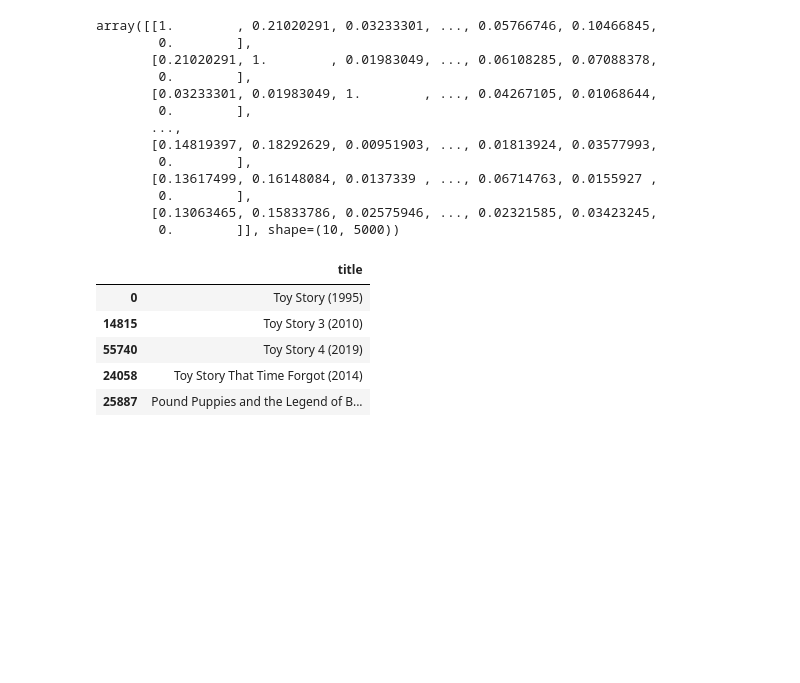
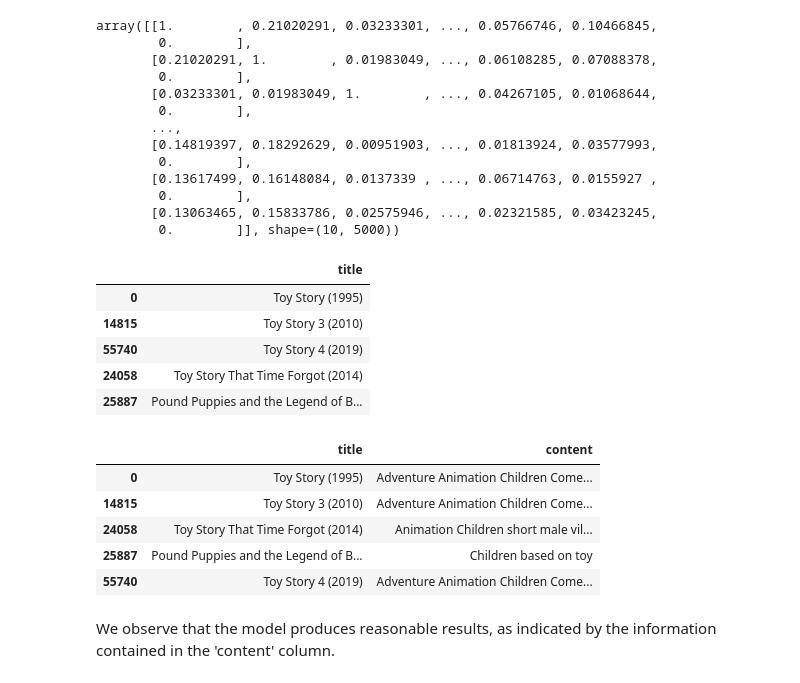
Before and after one commit to nouralahmad89-crypto/Machine-Learning-Nour-Alahmad, a Jupyter notebook: Laboration1/lab1.ipynb, the cells around one changed output. Cells and saved outputs as stored; diff of their text form; code cells hidden in the pictures; blank space fills up the shorter version.

```diff
--- a/Laboration1/lab1.ipynb
+++ b/Laboration1/lab1.ipynb
@@ -378,3 +378,21 @@ recommend_movies("Toy Story 2 (1999)")
 | 55740 | Toy Story 4 (2019) |
 | 24058 | Toy Story That Time Forgot (2014) |
 | 25887 | Pound Puppies and the Legend of B... |
+# %%
+"""
+compare the result of recommnedation with 'content' column
+
+are they have the similar content information!
+"""
+recs = recommend_movies("Toy Story 2 (1999)")
+
+movies[movies['title'].isin(recs['title'])][['title', 'content']]
+# %% [output]
+|  | title | content |
+| 0 | Toy Story (1995) | Adventure Animation Children Come... |
+| 14815 | Toy Story 3 (2010) | Adventure Animation Children Come... |
+| 24058 | Toy Story That Time Forgot (2014) | Animation Children short male vil... |
+| 25887 | Pound Puppies and the Legend of B... | Children based on toy |
+| 55740 | Toy Story 4 (2019) | Adventure Animation Children Come... |
+# %% [markdown]
+We observe that the model produces reasonable results, as indicated by the information contained in the  'content' column.
```
Also changed, not shown: parts of 4 cells of this notebook.
